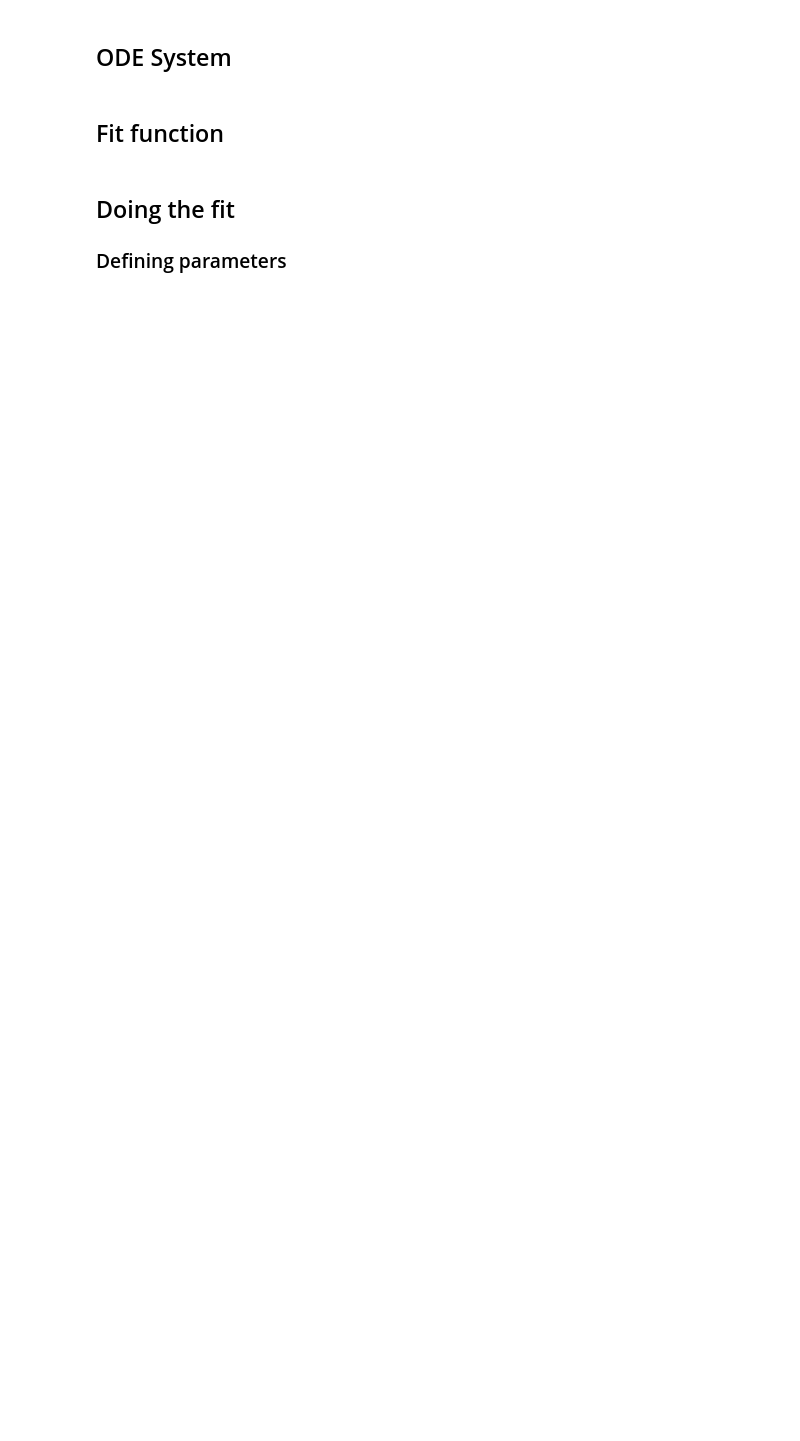
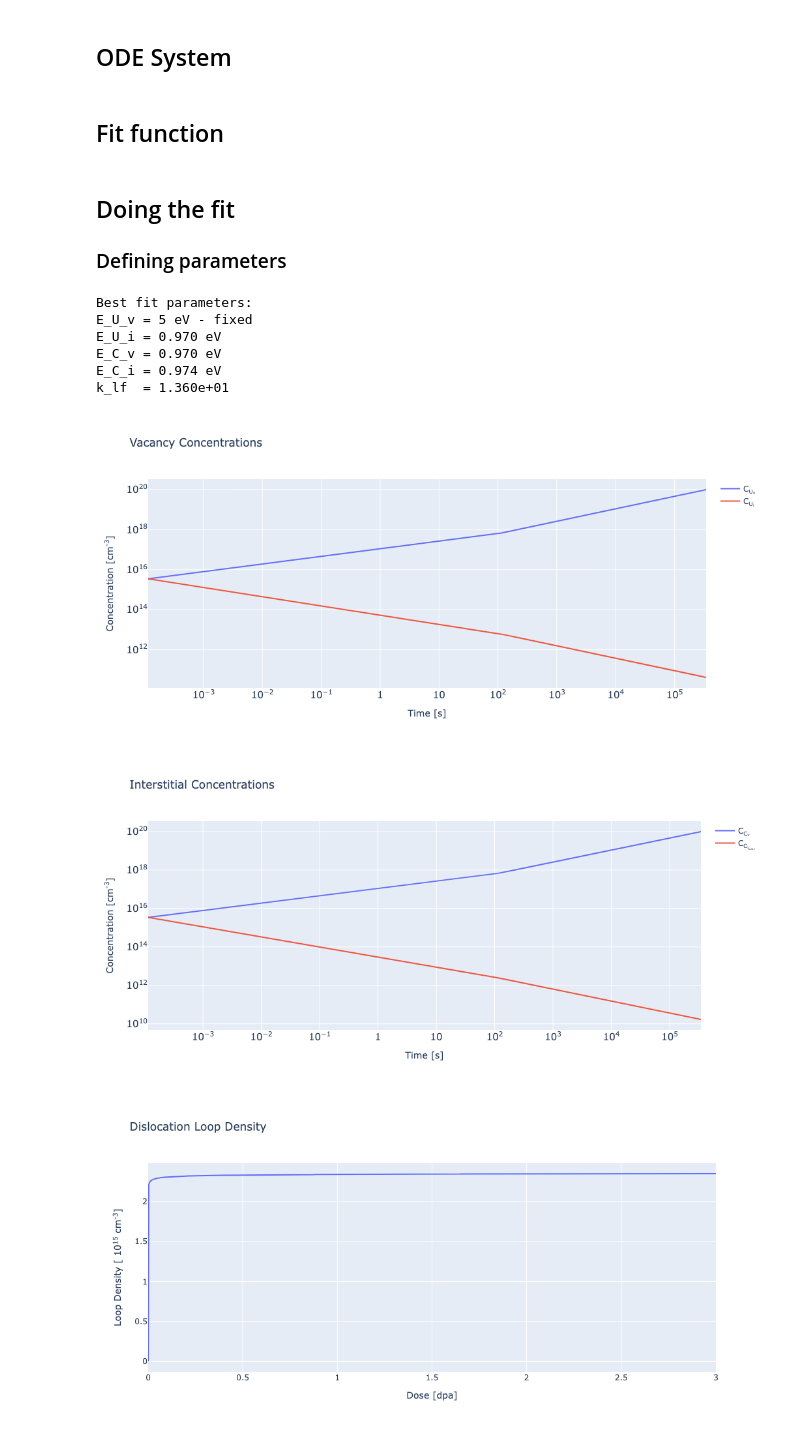
Before and after one commit to Worfran/OSU-MAE-Frank, a Jupyter notebook: src/jupyter/UC-ode.ipynb, the cells around one changed output. Drawn from its saved outputs; the diff is of its cells as text; code cells hidden in the pictures; blank space fills up the shorter version.

```diff
--- a/src/jupyter/UC-ode.ipynb
+++ b/src/jupyter/UC-ode.ipynb
@@ -241 +322,41 @@ datasets_uc = load_uc_datasets(filename)
+# %%
+# Initial conditions
+t0 = 0.01149
+y0 = [G_U * t0, G_C * t0, G_U * t0, G_C * t0, G_C * t0 * 1e-6, np.sqrt(N * Omega_0 / (pi * b))]
+
+# Combine experimental data into one array
+data_all = np.concatenate([R_exp, N_exp])
+
+data_all = data_all
+# %%
+# Initial guess and bounds
+p0 = [1.0, 1.0, 1.0, 1.0]  # [E_U_i, E_C_v, E_C_i, k_lf]
+bounds = ([0.1, 0.1, 0.1, 0.0], [5.0, 5.0, 5.0, 10e12])
+
+# Perform fit
+popt, pcov = curve_fit(
+    lambda _, E_U_i, E_C_v, E_C_i, k_lf: fit_function(
+        E_U_i, E_C_v, E_C_i, k_lf,
+        dose_exp_R, dose_exp_N, y0, t_span, ode_params.copy(), G_0, t_eval
+    ),
+    xdata=np.zeros_like(data_all),
+    ydata=data_all,
+    p0=p0,
+    bounds=bounds
+)
+
+
+print("Best fit parameters:")
+print(f"E_U_v = 5 eV - fixed")
+print(f"E_U_i = {popt[0]:.3f} eV")
+print(f"E_C_v = {popt[1]:.3f} eV")
+print(f"E_C_i = {popt[2]:.3f} eV")
+print(f"k_lf  = {popt[3]:.3e}")
+# %% [output]
+Best fit parameters:
+E_U_v = 5 eV - fixed
+E_U_i = 0.970 eV
+E_C_v = 0.970 eV
+E_C_i = 0.974 eV
+k_lf  = 1.360e+01
 # %%
@@ -274,0 +386,7 @@ t_eval = np.linspace(t0, t_end, 3000)
+# %%
+# Interactive plots of full ODE solution
+interactive_plots(results, G_0)
+# %% [output]
+[figure, added]
+[figure, added]
+[figure, added]
```
Also changed, not shown: parts of 11 cells of this notebook, 1 other file.
